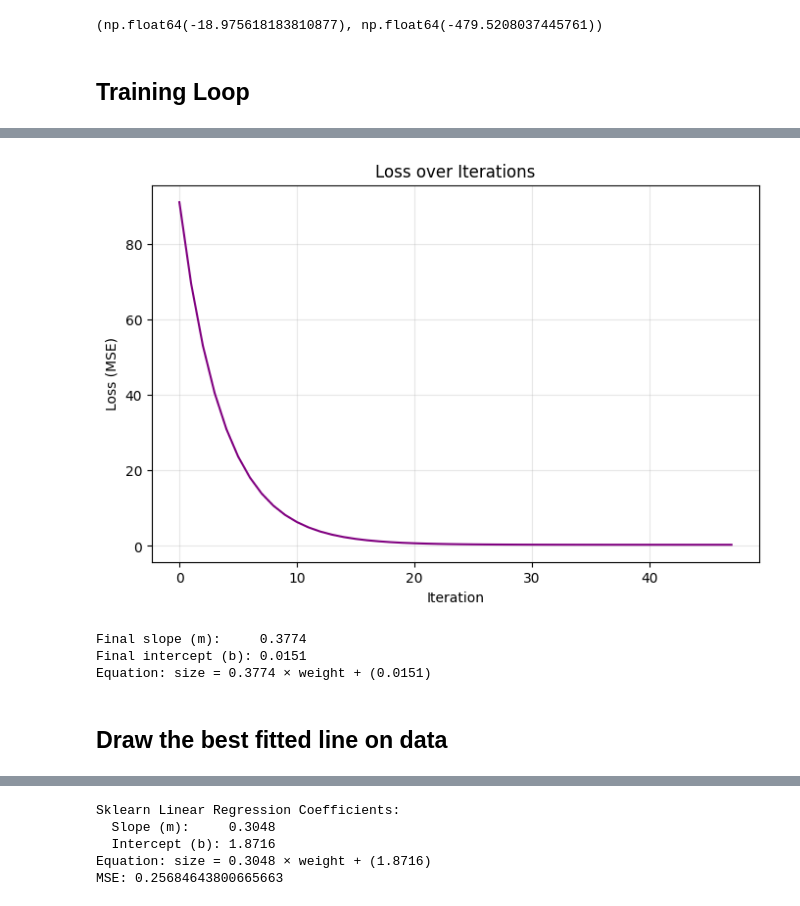
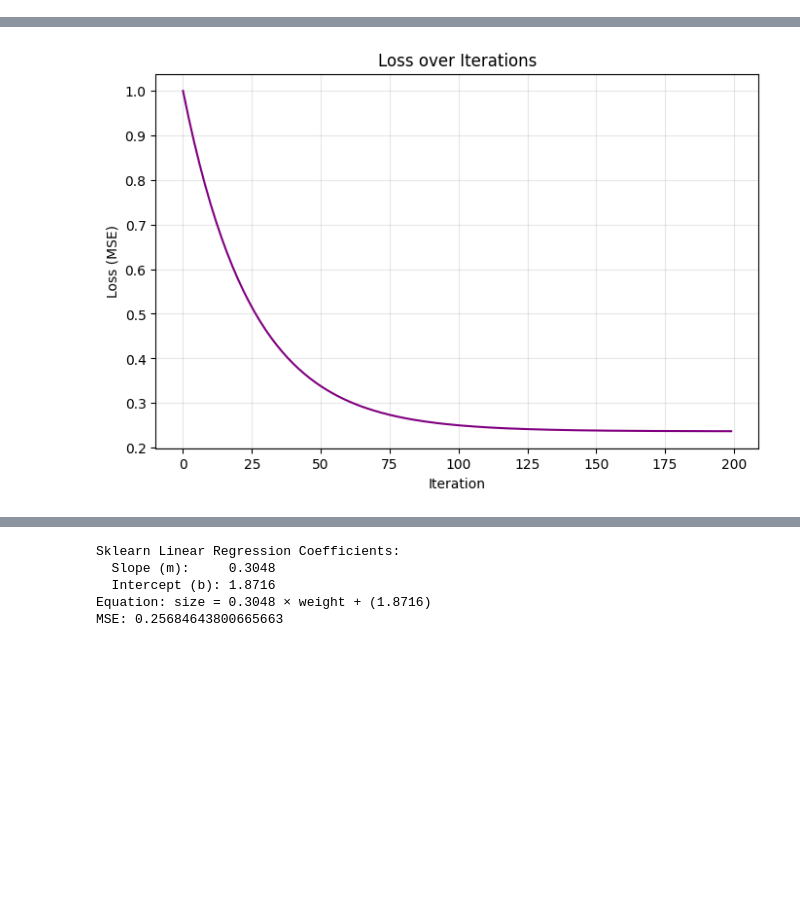
Before and after one commit to seemab-yamin/ai-learning-journey, a Jupyter notebook: linear-regressions-manual-gradients/main.ipynb, the cells around one changed output, grey strips where cells are left out. Cells and saved outputs as stored; diff of their text form; code cells hidden in the pictures; blank space fills up the shorter version.

Commit message:
Normalization Applied and compared with SkLearn Linear Regresion Model

```diff
--- a/linear-regressions-manual-gradients/main.ipynb
+++ b/linear-regressions-manual-gradients/main.ipynb
@@ -41,12 +55,22 @@ plt.show()
 # %%
-# Create DataFrame
-df = pd.DataFrame({"weight_g": weight, "size_cm": size})
+# scale between 0 and 1
+x = df["weight_g"]
+y = df["size_cm"]
+
+x_mean = x.mean()
+x_std = x.std()
+x_norm = (x - x_mean) / x_std
+
+y_mean = y.mean()
+y_std = y.std()
+y_norm = (y - y_mean) / y_std
+
 
 # Plot
 plt.figure(figsize=(8, 5))
-plt.scatter(df["weight_g"], df["size_cm"], alpha=0.6, c="steelblue")
-plt.xlabel("Mouse Weight (g)")
-plt.ylabel("Mouse Size (cm)")
+plt.scatter(x_norm, y_norm, alpha=0.6, c="steelblue")
+plt.xlabel("Mouse Weight (Normalized)")
+plt.ylabel("Mouse Size (Normalized)")
 plt.title("Synthetic Mouse Data: Size vs Weight")
 plt.grid(True, alpha=0.3)
 plt.show()
@@ -73,37 +79,34 @@ def compute_gradient(n, x: pd.Series, y: pd.Series, y_pred: pd.Series):
-# %%
-compute_gradient(len(df), df["weight_g"], df["size_cm"], 0 * df["weight_g"] + 0)
-# %% [output]
-(np.float64(-18.975618183810877), np.float64(-479.5208037445761))
-# %% [markdown]
-## Training Loop
 # %%
+def compute_gradient(n, x: pd.Series, y: pd.Series, y_pred: pd.Series):
+    # calculate partial derivatives for b and m using the MSE loss function
+    error = y - y_pred
+    b_par = -2 / n * error.sum()
+    m_par = -2 / n * (error * x).sum()
+
+    return b_par, m_par
+
+
 m = 0.0  # initial slope
 b = 0.0  # initial intercept
-learning_rate = 0.0001
-x = df["weight_g"]
-y = df["size_cm"]
+learning_rate = 0.01
 
-iterations = 1000
+iterations = 200
 
 losses = []
-prev_loss = float("inf")  # Initialize previous loss to infinity for the first iteration
-for i in range(iterations):
-    y_pred = m * x + b
+i = 0
+while True:
+    y_pred = m * x_norm + b
     # for linear regression, we can use mean squared error method as the loss function
-    loss = np.mean((y - y_pred) ** 2)
+    loss = np.mean((y_norm - y_pred) ** 2)
     losses.append(loss)
-    b_par, m_par = compute_gradient(len(df), x, y, y_pred)
+    b_par, m_par = compute_gradient(len(df), x_norm, y_norm, y_pred)
     if i % 10 == 0:
         print(f"Iteration {i}: Loss={loss:.4f}, Slope={m:.4f}, Intercept={b:.4f}")
 
-    # Check for convergence (optional)
-    if (
-        prev_loss - loss < 0.0001
-    ):  # If the improvement is less than a small threshold, we can stop early
-        print(f"Model Converged at iteration {i}.")
+    i += 1
+    if i >= iterations:
         print(f"Iteration {i}: Loss={loss:.4f}, Slope={m:.4f}, Intercept={b:.4f}")
         break
-    prev_loss = loss
 
     # update parameters
     m -= learning_rate * m_par
@@ -117,9 +120,4 @@ plt.ylabel("Loss (MSE)")
 plt.title("Loss over Iterations")
 plt.grid(True, alpha=0.3)
 plt.show()
-
-# After training converges:
-print(f"Final slope (m):     {m:.4f}")
-print(f"Final intercept (b): {b:.4f}")
-print(f"Equation: size = {m:.4f} × weight + ({b:.4f})")
 # %% [output]
@@ -133,7 +141,2 @@ Iteration 47: Loss=0.3055, Slope=0.3774, Intercept=0.0151
-[figure, old version]
+[figure, new version]
-Final slope (m):     0.3774
-Final intercept (b): 0.0151
-Equation: size = 0.3774 × weight + (0.0151)
-# %% [markdown]
-## Draw the best fitted line on data
 # %%
```
Also changed, not shown: parts of 20 cells of this notebook, 2 other files.
